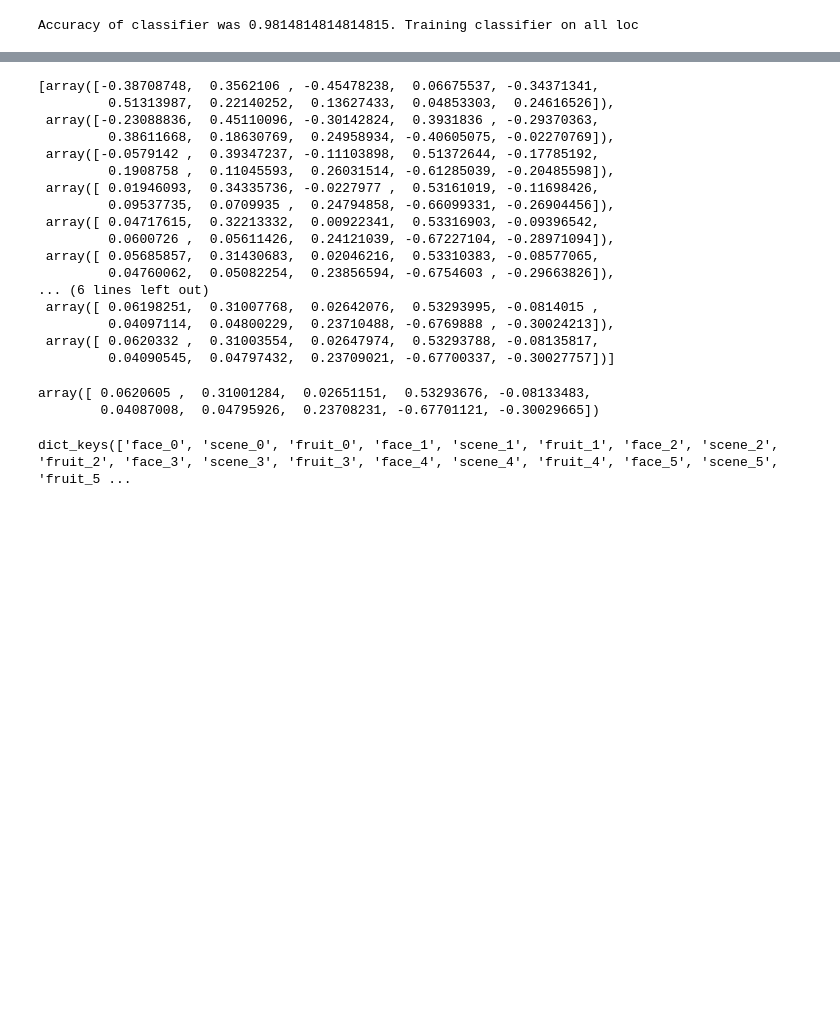
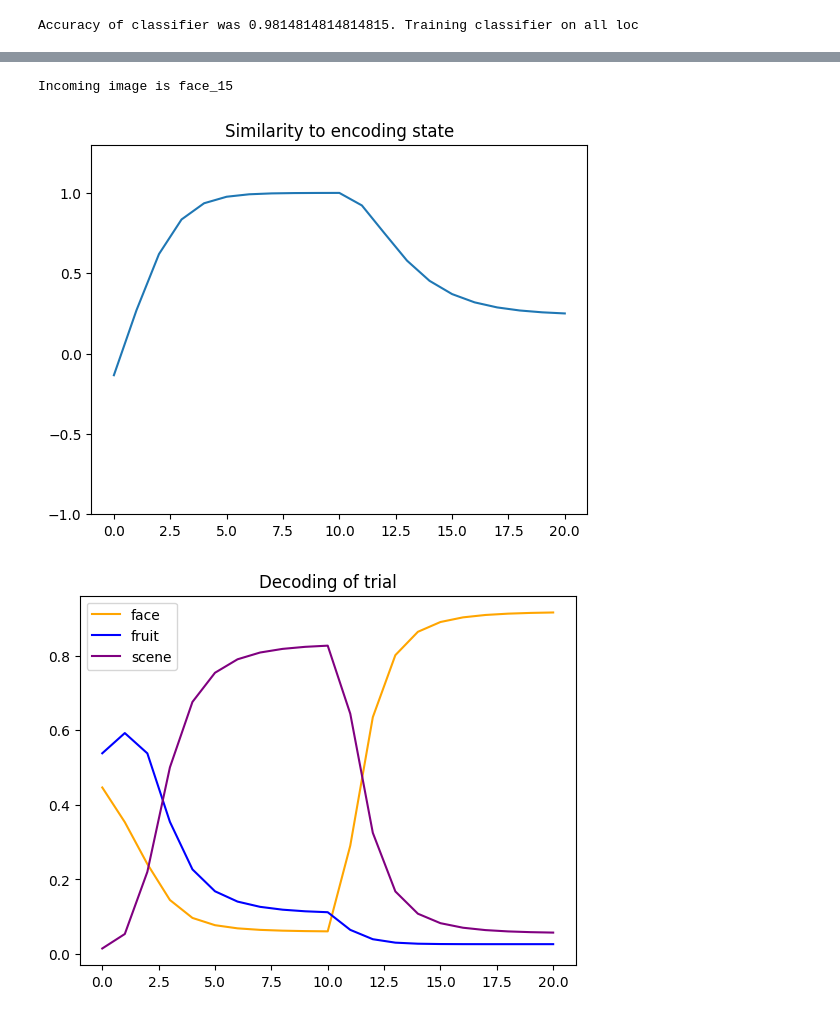
Before and after one commit to edjyleung/modrem, a Jupyter notebook: run_modrem.ipynb, the cells around one changed output, grey strips where cells are left out. Cells and saved outputs as stored; diff of their text form; code cells hidden in the pictures; blank space fills up the shorter version.

Commit message:
added maintenance by retrieval and replace algorithms

```diff
--- a/run_modrem.ipynb
+++ b/run_modrem.ipynb
@@ -48,29 +58,0 @@ True
-# %%
-Exp.current_trial
-# %% [output]
-[array([-0.38708748,  0.3562106 , -0.45478238,  0.06675537, -0.34371341,
-         0.51313987,  0.22140252,  0.13627433,  0.04853303,  0.24616526]),
- array([-0.23088836,  0.45110096, -0.30142824,  0.3931836 , -0.29370363,
-         0.38611668,  0.18630769,  0.24958934, -0.40605075, -0.02270769]),
- array([-0.0579142 ,  0.39347237, -0.11103898,  0.51372644, -0.17785192,
-         0.1908758 ,  0.11045593,  0.26031514, -0.61285039, -0.20485598]),
- array([ 0.01946093,  0.34335736, -0.0227977 ,  0.53161019, -0.11698426,
-         0.09537735,  0.0709935 ,  0.24794858, -0.66099331, -0.26904456]),
- array([ 0.04717615,  0.32213332,  0.00922341,  0.53316903, -0.09396542,
-         0.0600726 ,  0.05611426,  0.24121039, -0.67227104, -0.28971094]),
- array([ 0.05685857,  0.31430683,  0.02046216,  0.53310383, -0.08577065,
-         0.04760062,  0.05082254,  0.23856594, -0.6754603 , -0.29663826]),
-... (6 lines left out)
- array([ 0.06198251,  0.31007768,  0.02642076,  0.53293995, -0.0814015 ,
-         0.04097114,  0.04800229,  0.23710488, -0.6769888 , -0.30024213]),
- array([ 0.0620332 ,  0.31003554,  0.02647974,  0.53293788, -0.08135817,
-         0.04090545,  0.04797432,  0.23709021, -0.67700337, -0.30027757])]
-# %%
-Exp.incoming_state
-# %% [output]
-array([ 0.0620605 ,  0.31001284,  0.02651151,  0.53293676, -0.08133483,
-        0.04087008,  0.04795926,  0.23708231, -0.67701121, -0.30029665])
-# %%
-Exp.representations.representations.keys()
-# %% [output]
-dict_keys(['face_0', 'scene_0', 'fruit_0', 'face_1', 'scene_1', 'fruit_1', 'face_2', 'scene_2', 'fruit_2', 'face_3', 'scene_3', 'fruit_3', 'face_4', 'scene_4', 'fruit_4', 'face_5', 'scene_5', 'fruit_5 ...
@@ -84,0 +59,18 @@ for name, code in representations.items():
+# %%
+for n in range(10):
+    Exp.simulate_replace_timestep()
+
+
+x = np.arange(len(Exp.current_trial))
+y = np.dot(np.asarray(Exp.current_trial)[:, 0], Exp.encoding_state[0])
+plt.ylim(-1, 1.3)
+plt.plot(x, y)
+plt.title("Similarity to encoding state")
+plt.show()
+
+# Also graph trial decoding
+Exp.plot_current_trial()
+# %% [output]
+Incoming image is face_15
+[figure, added]
+[figure, added]
```
Also changed, not shown: parts of 13 cells of this notebook, 1 other file.
